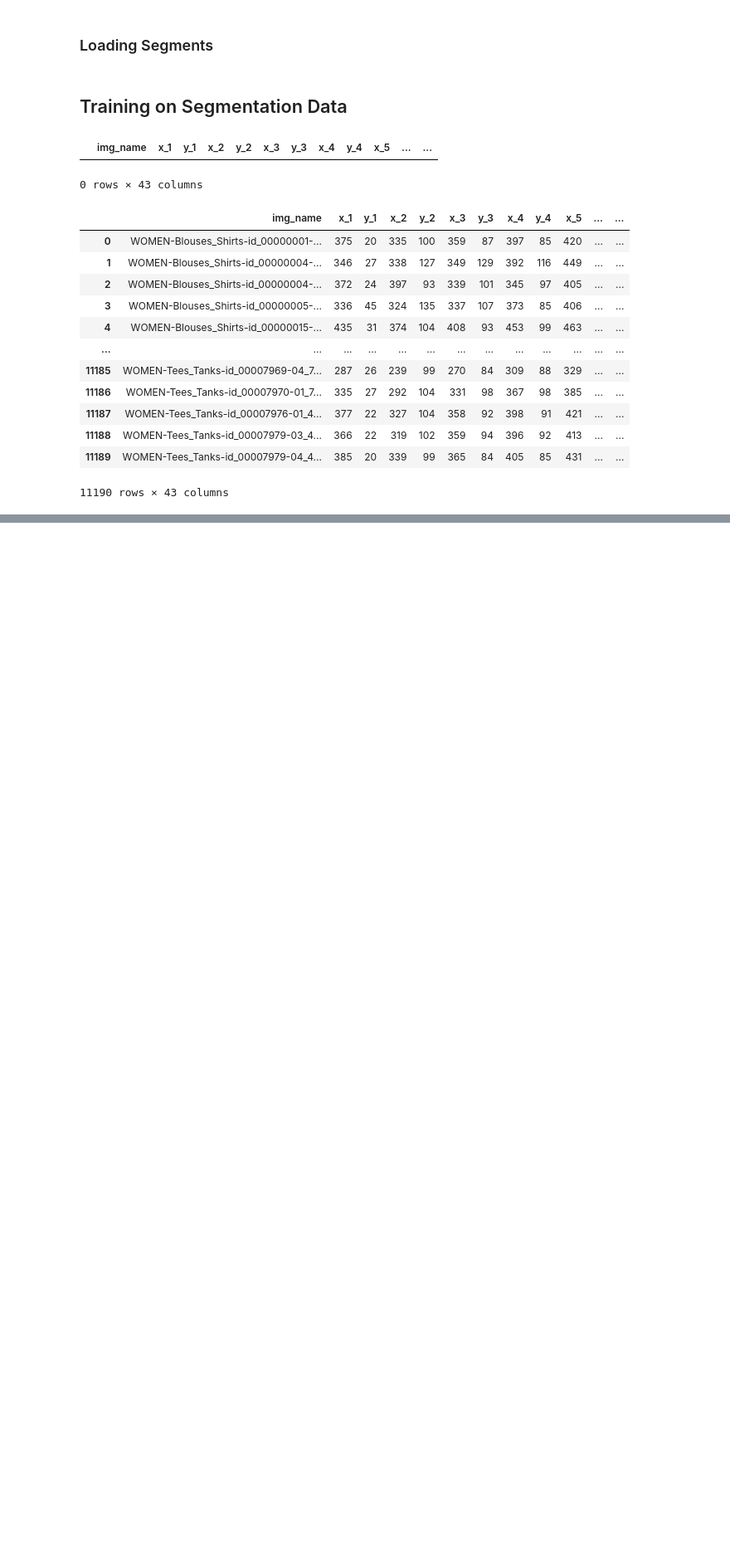
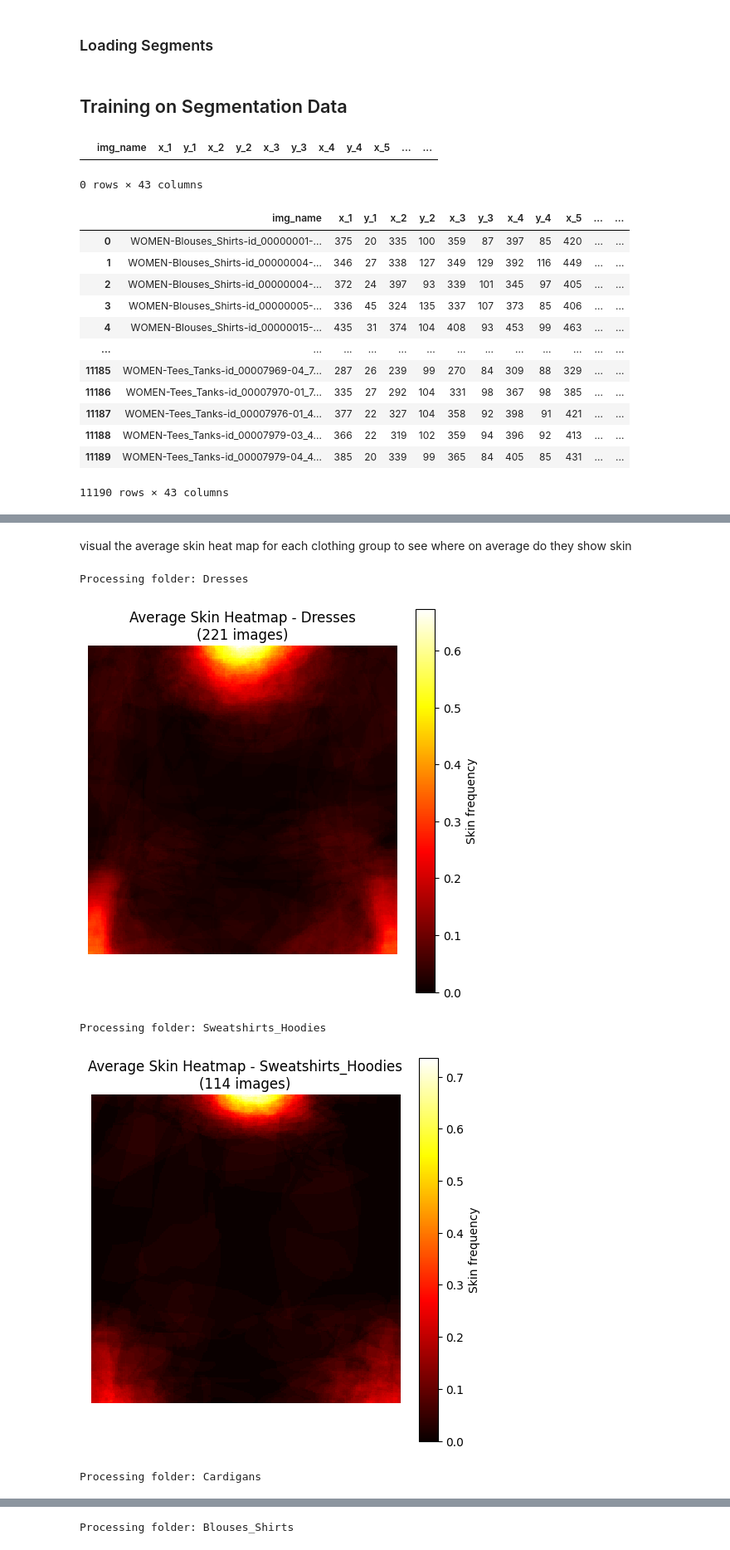
Before and after one commit to SaliElloh/modesty-project, a Jupyter notebook: EDA_segmentation.ipynb, the cells around one changed output, grey strips where cells are left out. Shown at 83% size. Cells and saved outputs as stored; diff of their text form; code cells hidden in the pictures; blank space fills up the shorter version.

Commit message:
visualizing average skin heat maps of each clothing category

```diff
--- a/EDA_segmentation.ipynb
+++ b/EDA_segmentation.ipynb
@@ -323,0 +391,61 @@ Analyzing cropped segments
+# %% [markdown]
+visual the average skin heat map for each clothing group to see where on average do they show skin
+# %%
+
+skin_label = 15
+target_size = (256, 256)  # (width, height)
+
+for item in os.listdir(cropped_images_destination_dir):
+    folder_path = os.path.join(cropped_images_destination_dir, item)
+
+    # skip non-folders
+    if not os.path.isdir(folder_path):
+        continue
+
+    print(f"\nProcessing folder: {item}")
+
+    all_masks = []
+
+    for image_name in os.listdir(folder_path):
+        image_path = os.path.join(folder_path, image_name)
+
+        if not os.path.isfile(image_path):
+            continue
+
+        segm = Image.open(image_path)
+        segm = np.array(segm)
+
+        # create binary mask: 1 where pixel == 15, else 0
+        skin_mask = (segm == skin_label).astype(np.float32)
+
+        # resize mask to common size
+        skin_mask_img = Image.fromarray((skin_mask * 255).astype(np.uint8))
+        skin_mask_resized = skin_mask_img.resize(target_size, resample=Image.NEAREST)
+        skin_mask_resized = np.array(skin_mask_resized) / 255.0 # Convert back to float32 for averaging
+
+        # *** FIX START ***
+        # Append the resized NumPy array, not the original-sized PIL Image
+        all_masks.append(skin_mask_resized)
+        # *** FIX END ***
+
+    if len(all_masks) == 0:
+        print(f"No valid images found in folder: {item}")
+        continue
+
+    # average mask across all images in the folder
+    # Now all_masks contains arrays of the same shape, so np.mean will work
+    avg_mask = np.mean(all_masks, axis=0)
+
+    # plot heatmap
+    plt.figure(figsize=(6, 6))
+    plt.imshow(avg_mask, cmap='hot', interpolation='nearest')
+    plt.colorbar(label='Skin frequency')
+    plt.title(f"Average Skin Heatmap - {item}\n({len(all_masks)} images)")
+    plt.axis("off")
+    plt.show()
+# %% [output]
+Processing folder: Dresses
+[figure, added]
+Processing folder: Sweatshirts_Hoodies
+[figure, added]
+Processing folder: Cardigans
@@ -323,0 +453 @@ Analyzing cropped segments
+Processing folder: Blouses_Shirts
```
Also changed, not shown: parts of 11 cells of this notebook.
